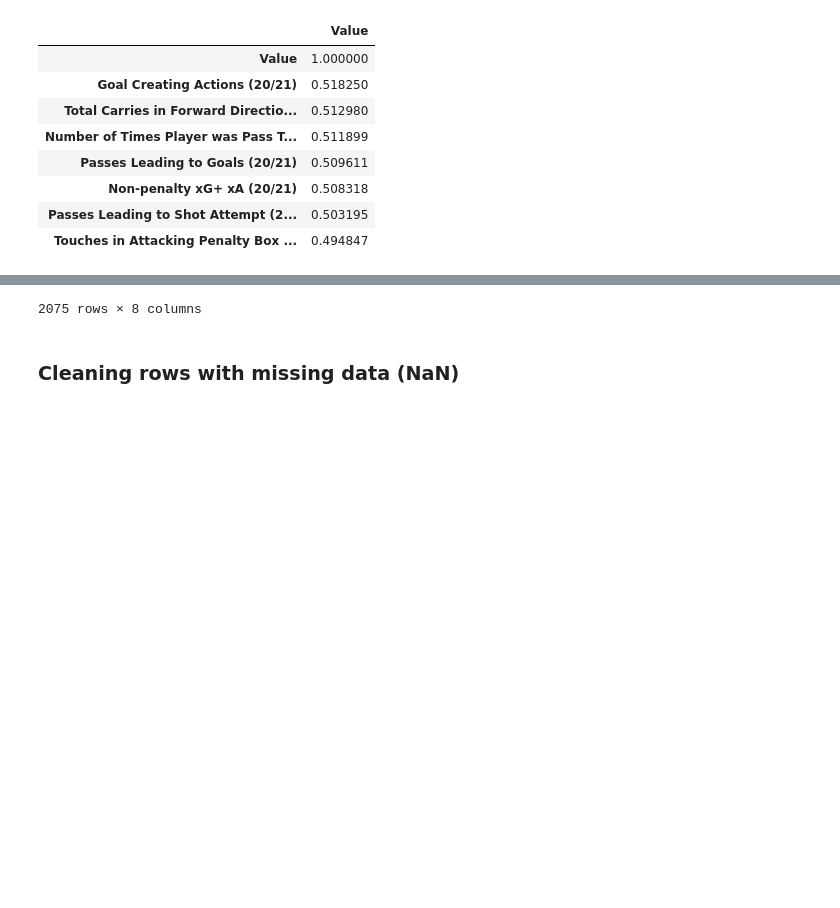
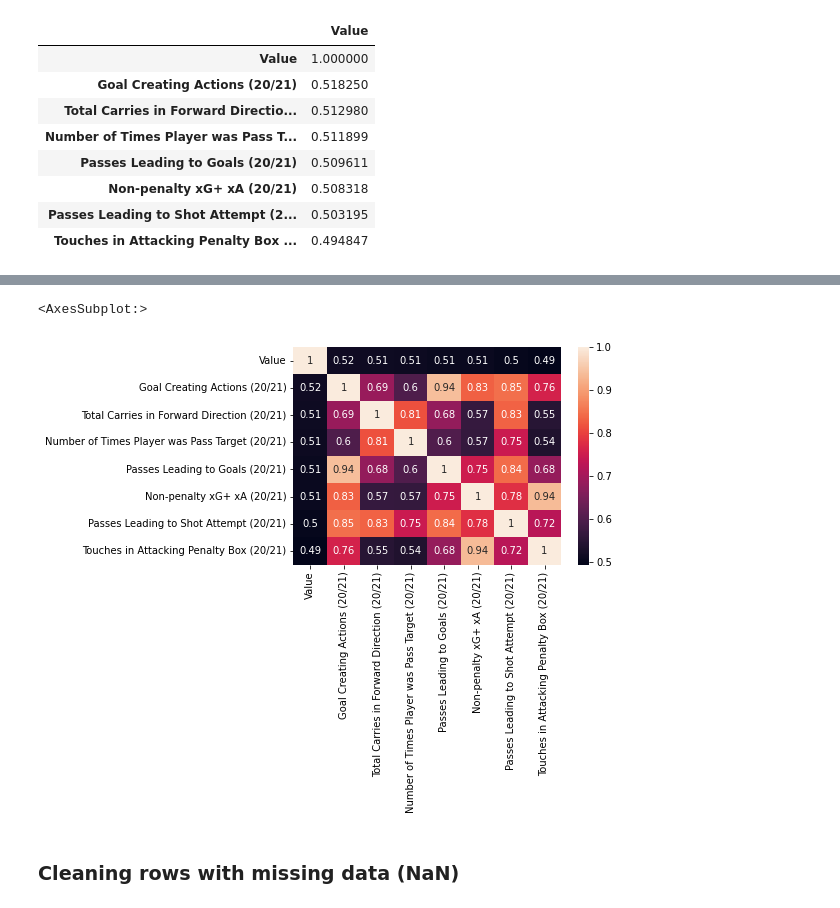
Before and after one commit to camiloms10/soccer_players_value, a Jupyter notebook: players_value.ipynb, the cells around one changed output, grey strips where cells are left out. Cells and saved outputs as stored; diff of their text form; code cells hidden in the pictures; blank space fills up the shorter version.

```diff
--- a/players_value.ipynb
+++ b/players_value.ipynb
@@ -145,5 +166,7 @@ value_corr.nlargest(8,'Value')
 | Touches in Attacking Penalty Box ... | 0.494847 |
 # %%
 df3 = df[['Value','Goal Creating Actions (20/21)','Total Carries in Forward Direction (20/21)','Number of Times Player was Pass Target (20/21)','Passes Leading to Goals (20/21)','Non-penalty xG+ xA (20/21)','Passes Leading to Shot Attempt (20/21)','Touches in Attacking Penalty Box (20/21)']]
-df3
+df3.corr()
+##print(df3.corr())
+sb.heatmap(df3.corr(), annot=True)
 # %% [output]
@@ -162,4 +173,5 @@ df3
-2075 rows × 8 columns
+<AxesSubplot:>
+[figure, added]
 # %% [markdown]
 ### Cleaning rows with missing data (NaN)
 # %%
```
Also changed, not shown: parts of 23 cells of this notebook.
